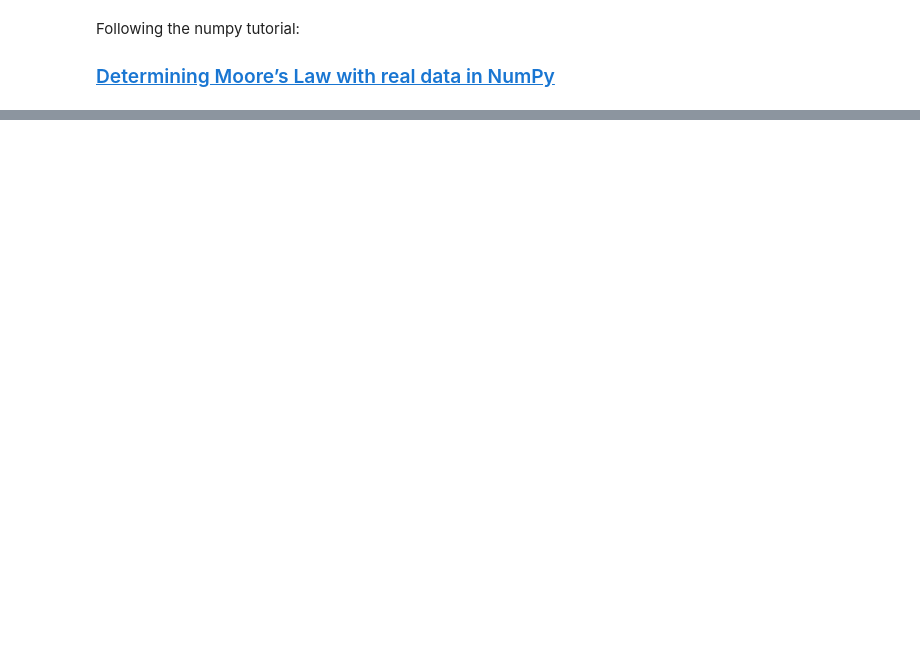
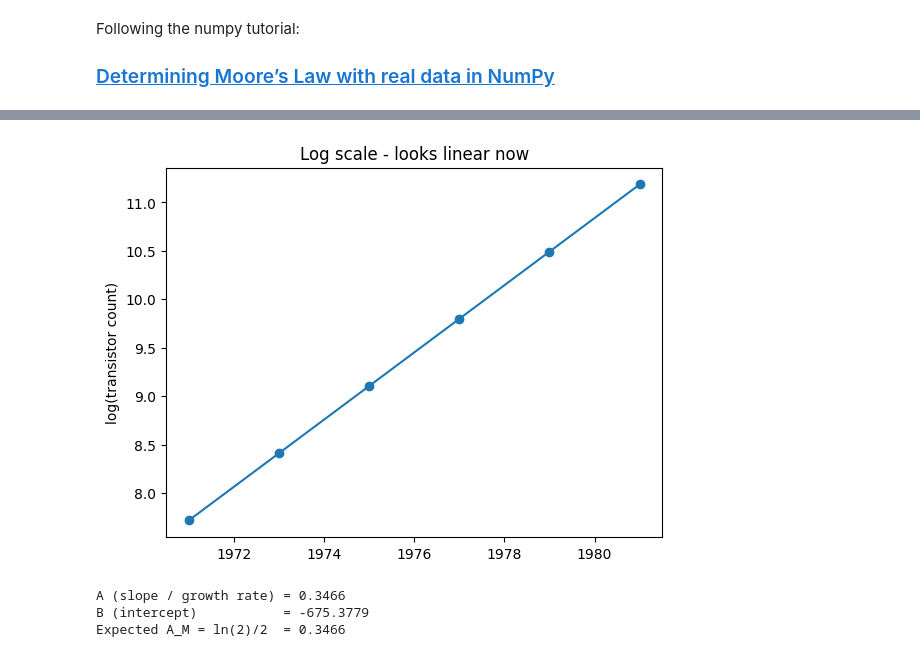
Before and after one commit to StefanieSenger/mathy_coding, a Jupyter notebook: numpy_tutorial_moores_law_with_least_squares.ipynb, the cells around one changed output, grey strips where cells are left out. Drawn from its saved outputs; the diff is of its cells as text; code cells hidden in the pictures; blank space fills up the shorter version.

```diff
--- a/numpy_tutorial_moores_law_with_least_squares.ipynb
+++ b/numpy_tutorial_moores_law_with_least_squares.ipynb
@@ -74,0 +64,23 @@ first.
+# %%
+# Take log of counts -> should look linear now
+log_counts = np.log(counts)  # natural log
+
+plt.plot(years, log_counts, 'o-')
+plt.title("Log scale - looks linear now")
+plt.ylabel("log(transistor count)")
+plt.show()
+
+# Fit a line to (years, log_counts) using least squares
+# np.linalg.lstsq solves: log_counts = A * years + B
+# We need to build a matrix with a column for years and a column of ones (for B/intercept)
+matrix = np.stack([years, np.ones(len(years))], axis=1)
+
+A, B = np.linalg.lstsq(matrix, log_counts, rcond=None)[0]
+print(f"A (slope / growth rate) = {A:.4f}")
+print(f"B (intercept)           = {B:.4f}")
+print(f"Expected A_M = ln(2)/2  = {np.log(2)/2:.4f}")  # should match!
+# %% [output]
+[figure, added]
+A (slope / growth rate) = 0.3466
+B (intercept)           = -675.3779
+Expected A_M = ln(2)/2  = 0.3466
```
Also changed, not shown: parts of 9 cells of this notebook, 2 other files.
